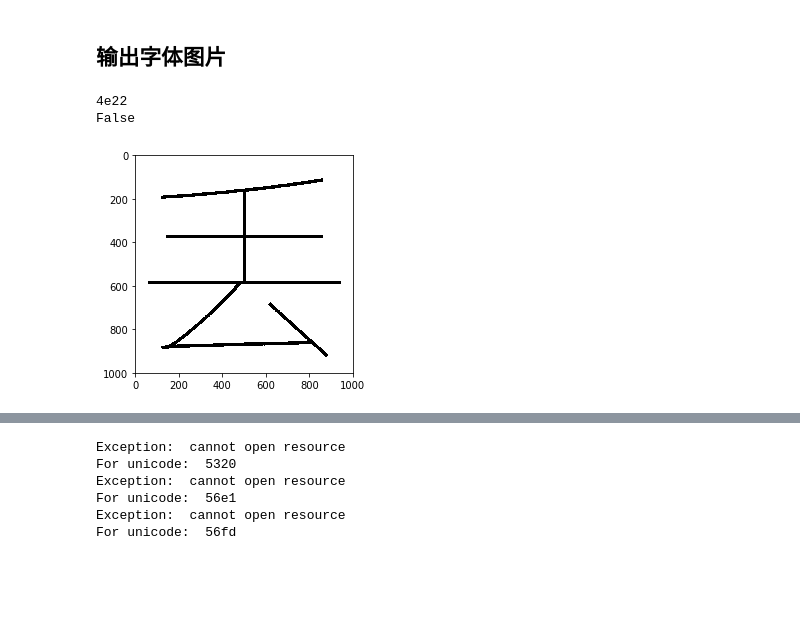
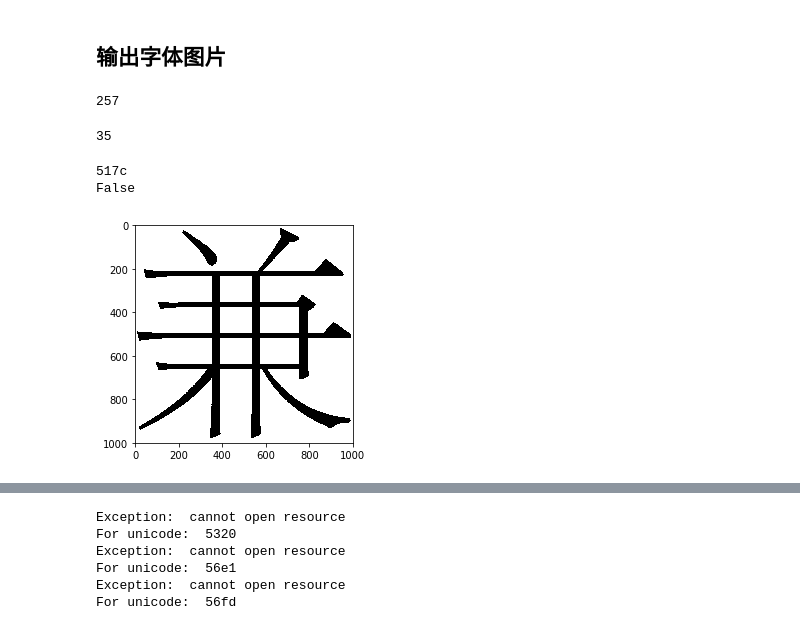
Before and after one commit to mschoema/Type-Design-Project, a Jupyter notebook: inputFiles/GB2312.ipynb, the cells around one changed output, grey strips where cells are left out. Saved outputs shown, nothing was run; the diff lists cells and outputs as text; code cells hidden in the pictures; blank space fills up the shorter version.

```diff
--- a/inputFiles/GB2312.ipynb
+++ b/inputFiles/GB2312.ipynb
@@ -368,46 +368,64 @@ df1[df1['偏旁']=='一']
 | 20047 | 一 | 囊 | 22 | False | True | 56ca |
 # %% [markdown]
 ## 输出字体图片
+# %%
+chars = "一丂七万丈上下不与丐丑专且世丘业东两丨丬丶丷丹丿乀乂乃久之乌乍乎乐乙乚乛乜九 乡书亅了予五亥亦人亻今仞伞伪入其典养兼冂冖冫几凵凸凹刂力勹勿匕匚半协卑卩厂厶 又及发叚口史后吧囗囬垂士夂夊夕央头夷女姆宀密寸小少尢尸尹屮屯山巛差己幺廴廿弋 弓彐彑彡彳心忄我手扌才攵斗斤既更朁木朩歹每毛氏气水氵永氺求火灬爪爫父爿片牙犭 瓦甘甫疋疒癶皮皿礻纟罒羊耂而耳肀臣臼舟艮色艹虍虫衤西覀见讠豕象豸贝身车辶邑金 钅镸长门阝隹雨非韦飞饣马鬯鬼鼎鼠兆冘卂囙孑巨已巳年归戶拜曳毌民瓜留疌肃𠂉𠃌𠃊𧘇㔾𠄌龸龷㐅⺈龹𠂎𦈢𠂇⺁𧘇𢦏⺌𠘨𠆢㠯龴⺮龰㡀𠃋𦉫"
+chars_sorted = list(chars)
+chars_sorted.sort(key=takeUnicode)
+chars = set(chars)
+
+print(len(chars_sorted))
+# %% [output]
+257
 # %%
 %matplotlib inline
 import matplotlib.pyplot as plt
-
 import os
 from PIL import Image, ImageFont, ImageDraw, ImageChops
 
 # 图片大小，像素
 size = 1000
 # 字体文件名称
-font = "HYQiHei-25JF.otf"
+fonts_dir = "Songti-for-training"
+fonts = os.listdir(fonts_dir)
+print(len(fonts))
 
-def getFontImage(text,size,font):
+todo_font_list = []
+x_offset_list = []
+y_offset_list = []
+
+def getFontImage(text,size,font,x_offset,y_offset):
     im=Image.new("RGB",(size,size),(255,255,255))
     dr=ImageDraw.Draw(im)
 
-    font=ImageFont.truetype(os.path.join("./Heiti/",font),size)
-    dr.text((0,-70),text,font=font,fill="#000000")
+    font=ImageFont.truetype(os.path.join("./",fonts_dir,font),size)
+    dr.text((x_offset,y_offset),text,font=font,fill="#000000")
     im = im.convert('1')
     return im
+# %% [output]
+35
 # %%
-from PIL import ImageChops
-characters = "一丁七万丈三上下丌不与丐丑专且丕世丘丙业丛东丝丞丢两严丧丨个丫丬"
-character = '丢'
+character = '兼'
 
-# 单独一个字保存到gb2312目录下
+font_no = 0
+x_offset = 0
+y_offset = -20
+
+font = fonts[font_no]
 unicode = takeUnicode(character)[2:]
 print(unicode)
-im = getFontImage(character,size,font)
+im = getFontImage(character,size,font,x_offset,y_offset)
 
 def isEmpty(im):
     return not ImageChops.invert(im).getbbox()
 
 print(isEmpty(im))
 
 # 单独预览一个字
-plt.imshow(getFontImage(character,size,font))
+plt.imshow(getFontImage(character,size,font,x_offset,y_offset))
 plt.axis('on') # 关掉坐标轴为 off
 plt.show()
 # %% [output]
-4e22
+517c
 False
-[figure, old version]
+[figure, new version]
```
Also changed, not shown: parts of 2 cells of this notebook, 10 other files.
